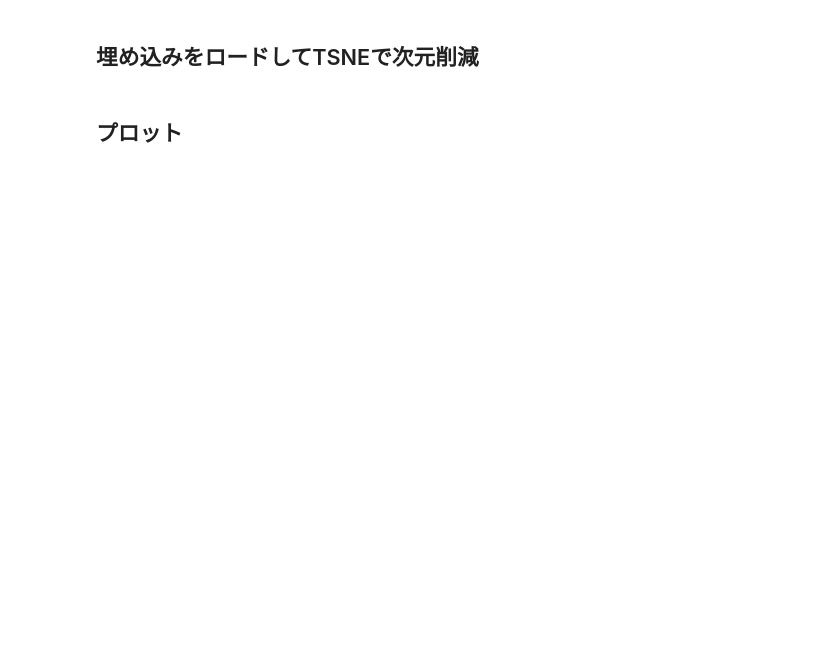
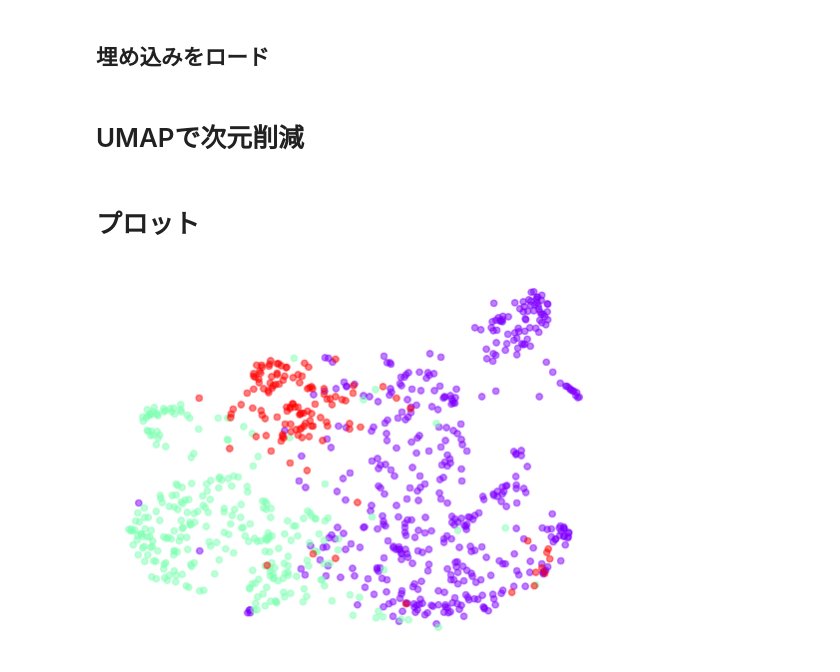
Before and after one commit to hikaruaohara/EmbeddingsArt, a Jupyter notebook: plot.ipynb, the cells around one changed output. Cells and saved outputs as stored; diff of their text form; code cells hidden in the pictures; blank space fills up the shorter version.

```diff
--- a/plot.ipynb
+++ b/plot.ipynb
@@ -9,7 +11,7 @@ from sklearn.manifold import TSNE
 # %%
 folder_names = ['merosu', 'ningenisu', 'sisei']  # 作品名を指定
 # %% [markdown]
-## 埋め込みをロードしてTSNEで次元削減
+## 埋め込みをロード
 # %%
 num_of_sentence = []
 concat_embeddings = np.empty((0, 1536))
@@ -24,22 +24,28 @@ concat_tsne = TSNE(n_components=2).fit_transform(concat_embeddings)
+# %% [markdown]
+# UMAPで次元削減
+# %%
+concat_umap = UMAP().fit_transform(concat_embeddings)
 # %% [markdown]
-## プロット
+# プロット
 # %%
-alphas = np.linspace(0.1, 1, len(num_of_sentence))
+alphas = np.linspace(0.5, 0.5, len(num_of_sentence))
 # colors = ['black' for _ in range(len(num_of_sentence))] # マーカの色を全て黒にする
 colors = cm.rainbow(np.linspace(0, 1, len(num_of_sentence)))  # マーカーの色を虹色にする
-marker_size = 10    # マーカーのサイズ
+marker_size = 20    # マーカーのサイズ
 
 fig, ax = plt.subplots()
 ax.axis('off')
 
-first_novel = concat_tsne[:num_of_sentence[0]]
+first_novel = concat_umap[:num_of_sentence[0]]
 ax.scatter(first_novel[:, 0], first_novel[:, 1], color=colors[0], alpha=alphas[0], s=marker_size)
 
 for i in range(1, len(num_of_sentence)-1):
-    i_novel = concat_tsne[num_of_sentence[i-1]:num_of_sentence[i-1]+num_of_sentence[i]]
+    i_novel = concat_umap[num_of_sentence[i-1]:num_of_sentence[i-1]+num_of_sentence[i]]
     ax.scatter(i_novel[:, 0], i_novel[:, 1], color=colors[i], alpha=alphas[i], s=marker_size)
 
-last_novel = concat_tsne[-num_of_sentence[-1]:]
+last_novel = concat_umap[-num_of_sentence[-1]:]
 ax.scatter(last_novel[:, 0], last_novel[:, 1], color=colors[-1], alpha=alphas[-1], s=marker_size)
 
 plt.show()
+# %% [output]
+[figure, added]
```
Also changed, not shown: parts of 2 cells of this notebook.
